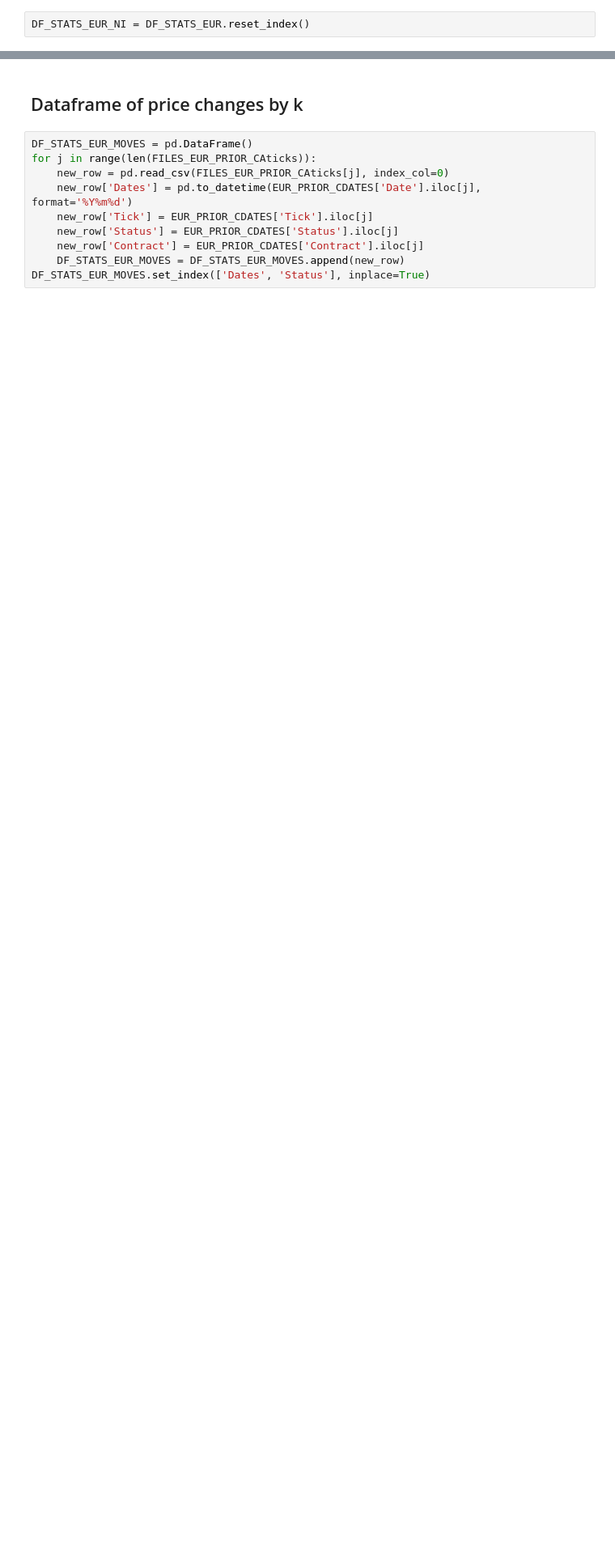
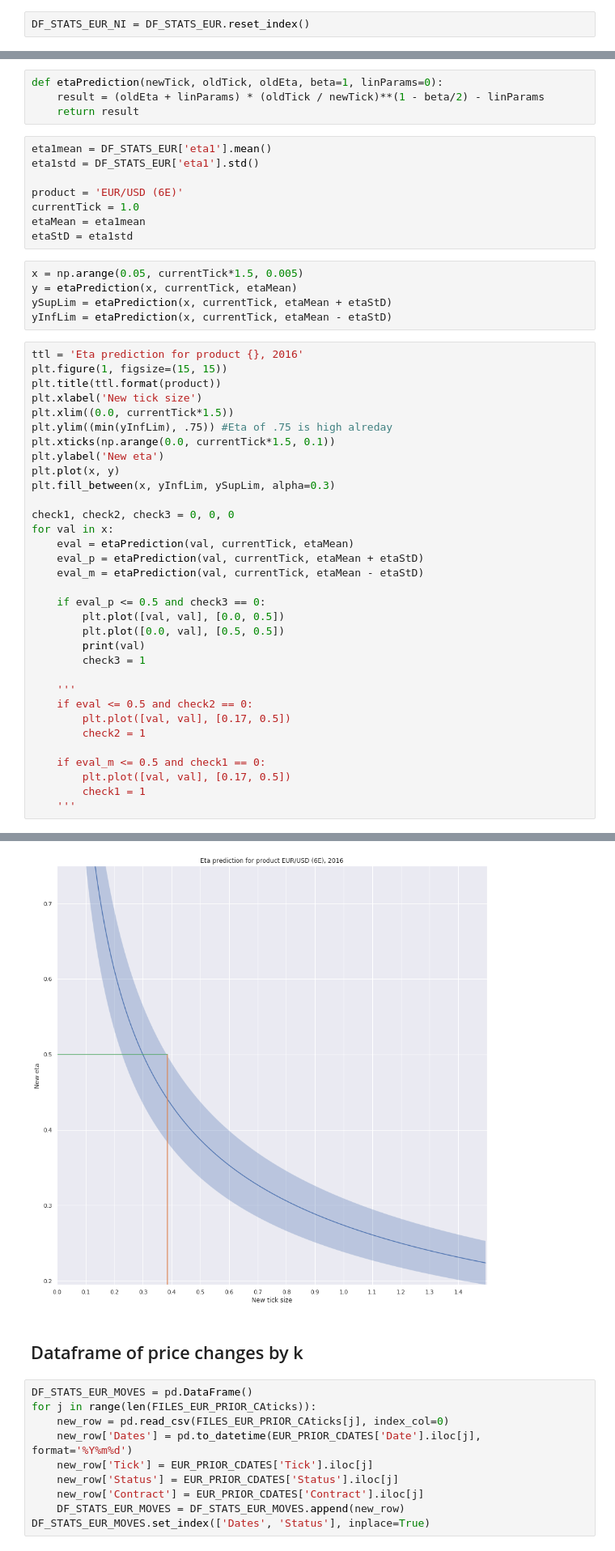
Before and after one commit to fagan2888/UZStats, a Jupyter notebook: CME_Tick_Changes.ipynb, the cells around one changed output, grey strips where cells are left out. Shown at 81% size. Cells and saved outputs as stored; diff of their text form; blank space fills up the shorter version.

```diff
--- a/CME_Tick_Changes.ipynb
+++ b/CME_Tick_Changes.ipynb
@@ -301,0 +365,51 @@ DF_STATS_EUR['IndVariable2'] =  DF_STATS_EUR['spot_avg']*np.sqrt(DF_STATS_EUR['M
+# %%
+def etaPrediction(newTick, oldTick, oldEta, beta=1, linParams=0):
+    result = (oldEta + linParams) * (oldTick / newTick)**(1 - beta/2) - linParams
+    return result
+# %%
+eta1mean = DF_STATS_EUR['eta1'].mean()
+eta1std = DF_STATS_EUR['eta1'].std()
+
+product = 'EUR/USD (6E)'
+currentTick = 1.0
+etaMean = eta1mean
+etaStD = eta1std
+# %%
+x = np.arange(0.05, currentTick*1.5, 0.005)
+y = etaPrediction(x, currentTick, etaMean)
+ySupLim = etaPrediction(x, currentTick, etaMean + etaStD)
+yInfLim = etaPrediction(x, currentTick, etaMean - etaStD)
+# %%
+ttl = 'Eta prediction for product {}, 2016'
+plt.figure(1, figsize=(15, 15))
+plt.title(ttl.format(product))
+plt.xlabel('New tick size')
+plt.xlim((0.0, currentTick*1.5))
+plt.ylim((min(yInfLim), .75)) #Eta of .75 is high alreday
+plt.xticks(np.arange(0.0, currentTick*1.5, 0.1))
+plt.ylabel('New eta')
+plt.plot(x, y)
+plt.fill_between(x, yInfLim, ySupLim, alpha=0.3)
+
+check1, check2, check3 = 0, 0, 0
+for val in x:
+    eval = etaPrediction(val, currentTick, etaMean)
+    eval_p = etaPrediction(val, currentTick, etaMean + etaStD)
+    eval_m = etaPrediction(val, currentTick, etaMean - etaStD)
+
+    if eval_p <= 0.5 and check3 == 0:
+        plt.plot([val, val], [0.0, 0.5])
+        plt.plot([0.0, val], [0.5, 0.5])
+        print(val)
+        check3 = 1
+
+    '''
+    if eval <= 0.5 and check2 == 0:
+        plt.plot([val, val], [0.17, 0.5])
+        check2 = 1
+
+    if eval_m <= 0.5 and check1 == 0:
+        plt.plot([val, val], [0.17, 0.5])
+        check1 = 1
+    '''
+# %% [output]
@@ -302,3 +417,4 @@ DF_STATS_EUR['IndVariable2'] =  DF_STATS_EUR['spot_avg']*np.sqrt(DF_STATS_EUR['M
+[figure, added]
 # %% [markdown]
 ## Dataframe of price changes by k
 # %%
```
Also changed, not shown: parts of 13 cells of this notebook.
